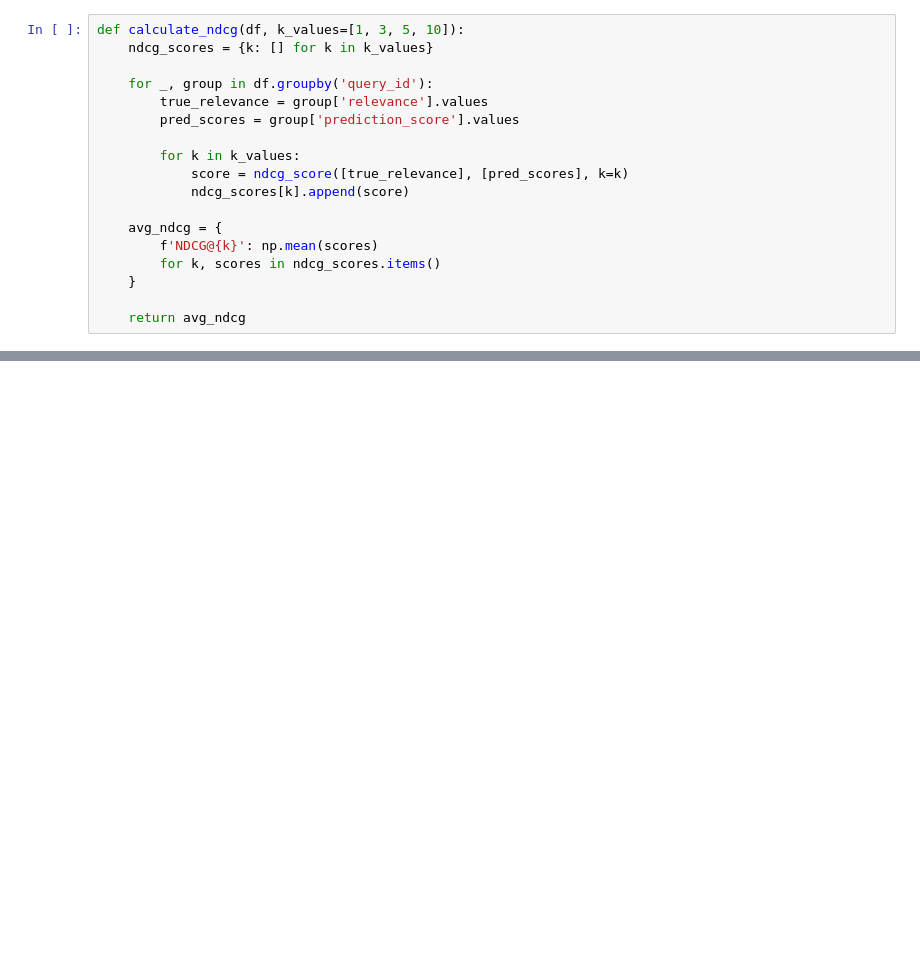
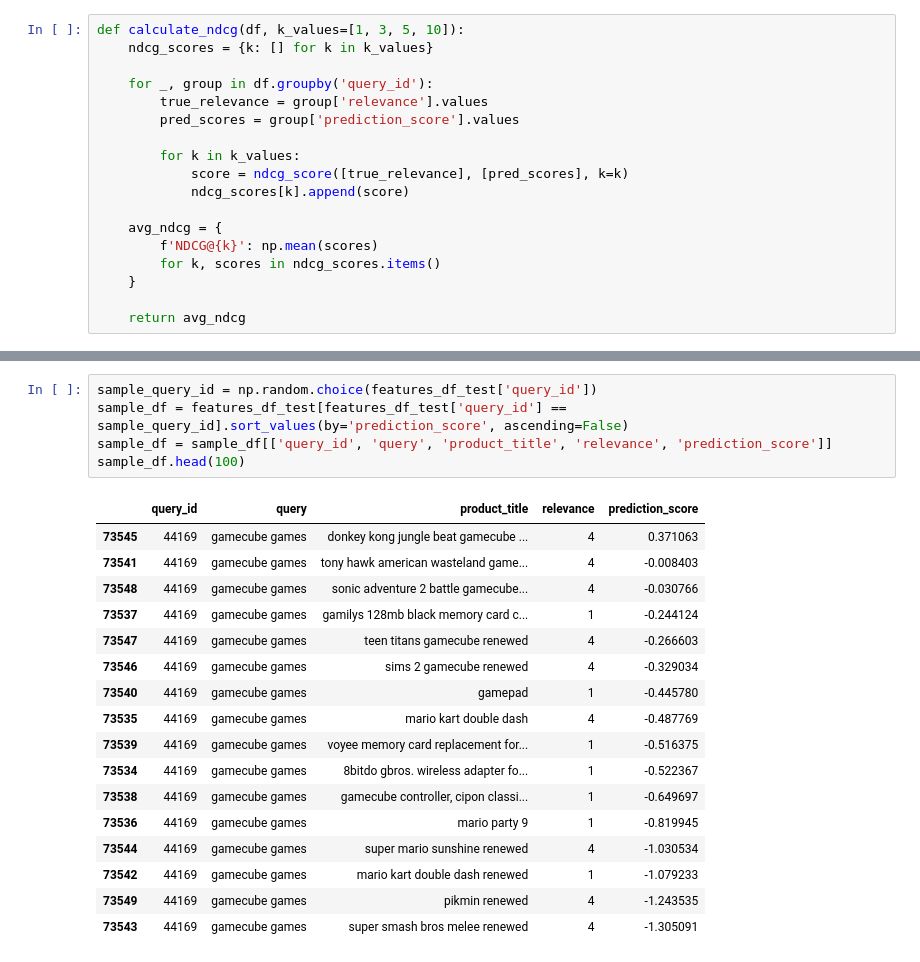
Before and after one commit to yainage90/learning-to-rank, a Jupyter notebook: notebooks/lambdamart.ipynb, the cells around one changed output, grey strips where cells are left out. Cells and saved outputs as stored; diff of their text form; blank space fills up the shorter version.

```diff
--- a/notebooks/lambdamart.ipynb
+++ b/notebooks/lambdamart.ipynb
@@ -505,0 +589,23 @@ sample_df.head(100)
+# %%
+sample_query_id = np.random.choice(features_df_test['query_id'])
+sample_df = features_df_test[features_df_test['query_id'] == sample_query_id].sort_values(by='prediction_score', ascending=False)
+sample_df = sample_df[['query_id', 'query', 'product_title', 'relevance', 'prediction_score']]
+sample_df.head(100)
+# %% [output]
+|  | query_id | query | product_title | relevance | prediction_score |
+| 73545 | 44169 | gamecube games | donkey kong jungle beat gamecube ... | 4 | 0.371063 |
+| 73541 | 44169 | gamecube games | tony hawk american wasteland game... | 4 | -0.008403 |
+| 73548 | 44169 | gamecube games | sonic adventure 2 battle gamecube... | 4 | -0.030766 |
+| 73537 | 44169 | gamecube games | gamilys 128mb black memory card c... | 1 | -0.244124 |
+| 73547 | 44169 | gamecube games | teen titans gamecube renewed | 4 | -0.266603 |
+| 73546 | 44169 | gamecube games | sims 2 gamecube renewed | 4 | -0.329034 |
+| 73540 | 44169 | gamecube games | gamepad | 1 | -0.445780 |
+| 73535 | 44169 | gamecube games | mario kart double dash | 4 | -0.487769 |
+| 73539 | 44169 | gamecube games | voyee memory card replacement for... | 1 | -0.516375 |
+| 73534 | 44169 | gamecube games | 8bitdo gbros. wireless adapter fo... | 1 | -0.522367 |
+| 73538 | 44169 | gamecube games | gamecube controller, cipon classi... | 1 | -0.649697 |
+| 73536 | 44169 | gamecube games | mario party 9 | 1 | -0.819945 |
+| 73544 | 44169 | gamecube games | super mario sunshine renewed | 4 | -1.030534 |
+| 73542 | 44169 | gamecube games | mario kart double dash renewed | 1 | -1.079233 |
+| 73549 | 44169 | gamecube games | pikmin renewed | 4 | -1.243535 |
+| 73543 | 44169 | gamecube games | super smash bros melee renewed | 4 | -1.305091 |
```
Also changed, not shown: parts of 9 cells of this notebook.
